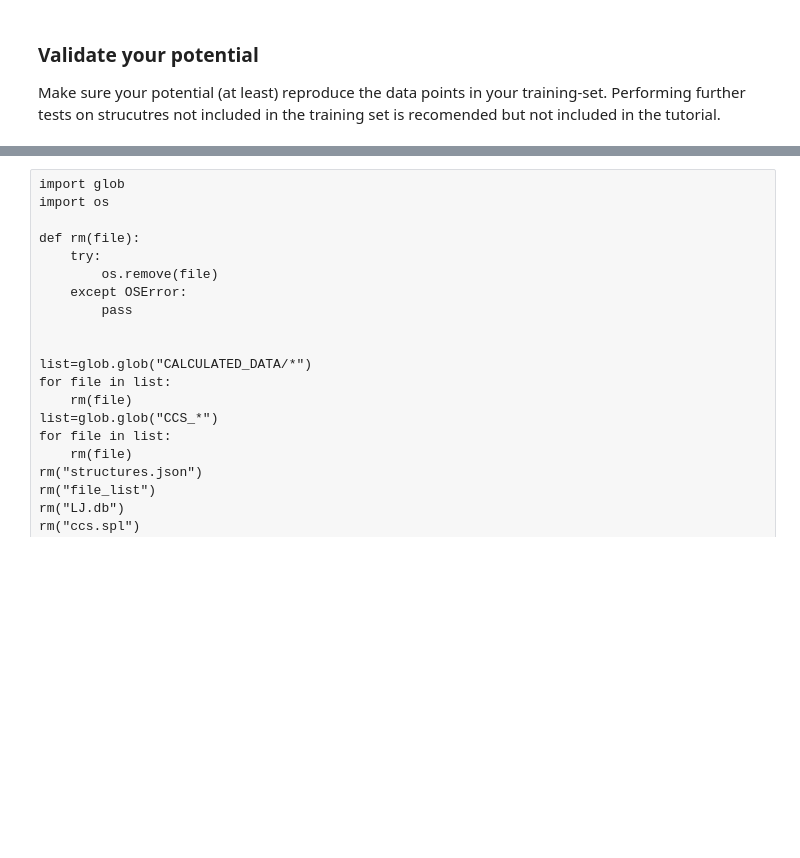
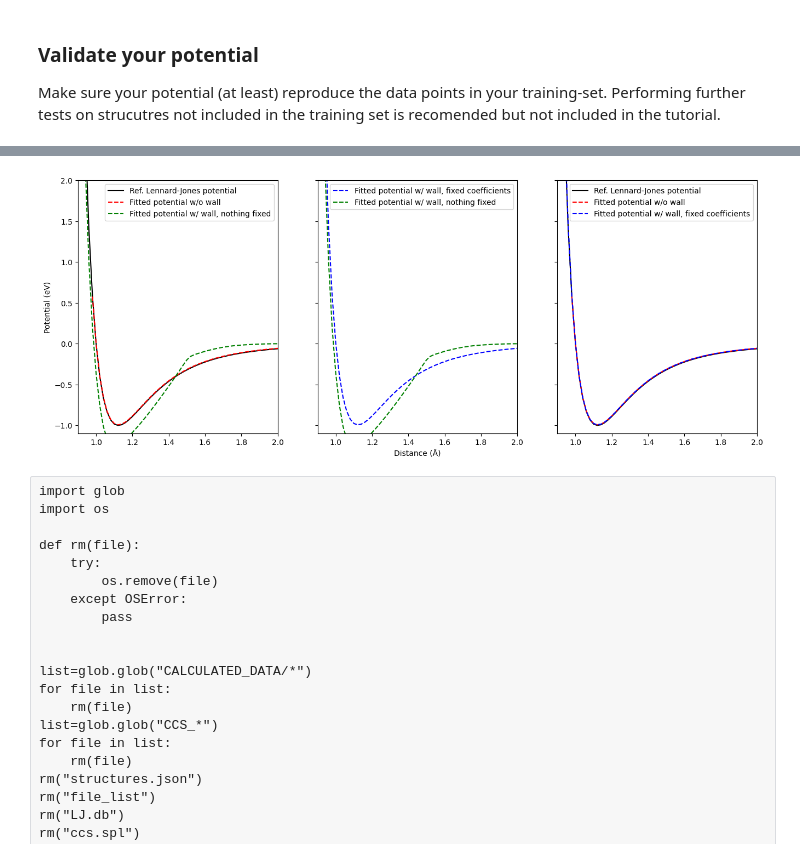
Before and after one commit to Teoroo-CMC/CCS, a Jupyter notebook: examples/Advanced_Tutorials/Wall_Fit/CCS/tutorial_CCS.ipynb, the cells around one changed output, grey strips where cells are left out. Drawn from its saved outputs; the diff is of its cells as text; code cells hidden in the pictures; blank space fills up the shorter version.

```diff
--- a/examples/Advanced_Tutorials/Wall_Fit/CCS/tutorial_CCS.ipynb
+++ b/examples/Advanced_Tutorials/Wall_Fit/CCS/tutorial_CCS.ipynb
@@ -275,3 +343,50 @@ plt.show()
+# %%
+import json
+import numpy as np
+import matplotlib.pyplot as plt
+
+with open("CCS_params_no_wall.json", "r") as f:
+    CCS_params_no_wall = json.load(f)
+
+with open("CCS_params_wall.json", "r") as f:
+    CCS_params_wall = json.load(f)
+
+with open("CCS_params_wall_nothing_fixed.json", "r") as f:
+    CCS_params_wall_nothing_fixed = json.load(f)
+
+r=np.array(CCS_params_no_wall["Two_body"]["Ne-Ne"]["r"])
+r_wall=np.array(CCS_params_wall["Two_body"]["Ne-Ne"]["r"])
+r_wall_nothing_fixed=np.array(CCS_params_wall_nothing_fixed["Two_body"]["Ne-Ne"]["r"])
+e=CCS_params_no_wall["Two_body"]["Ne-Ne"]["spl_a"]
+e_wall = CCS_params_wall["Two_body"]["Ne-Ne"]["spl_a"]
+e_wall_nothing_fixed = CCS_params_wall_nothing_fixed["Two_body"]["Ne-Ne"]["spl_a"]
+e_LJ= 4 * ((1 / r_wall) ** 12 - (1 / r_wall) ** 6)
+
+fig, axs = plt.subplots(1, 3, sharey=True, sharex=True, figsize=(16,6))
+
+axs[0].plot(r_wall,e_LJ,color='black',label="Ref. Lennard-Jones potential")
+axs[0].plot(r,e,'--',color='red',label="Fitted potential w/o wall")
+axs[0].plot(r_wall_nothing_fixed,e_wall_nothing_fixed,'--',color='green', label="Fitted potential w/ wall, nothing fixed")
+axs[0].legend()
+
+axs[1].plot(r_wall,e_wall,'--',color='blue',label="Fitted potential w/ wall, fixed coefficients")
+axs[1].plot(r_wall_nothing_fixed,e_wall_nothing_fixed,'--',color='green',label="Fitted potential w/ wall, nothing fixed")
+axs[1].legend()
+
+axs[2].plot(r_wall,e_LJ,color='black',label="Ref. Lennard-Jones potential")
+axs[2].plot(r,e,'--',color='red',label="Fitted potential w/o wall")
+axs[2].plot(r_wall,e_wall,'--',color='blue',label="Fitted potential w/ wall, fixed coefficients")
+axs[2].legend()
+
+axs[0].set_xlim(0.9,2)
+axs[0].set_ylim(-1.1, 2)
+axs[1].set_xlabel('Distance (Å)')
+axs[0].set_ylabel('Potential (eV)')
+
+
+plt.show()
+# %% [output]
+[figure, added]
 # %% [raw]
 import glob
 import os
```
Also changed, not shown: parts of 23 cells of this notebook, 28 other files.
